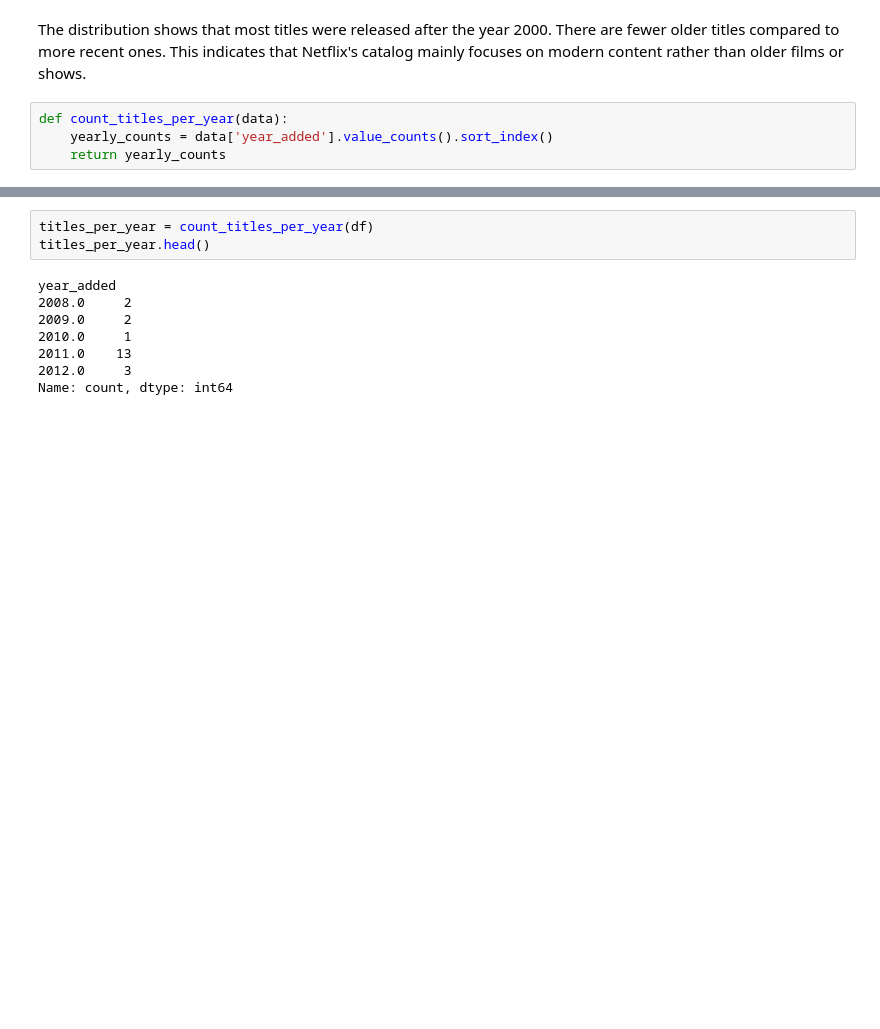
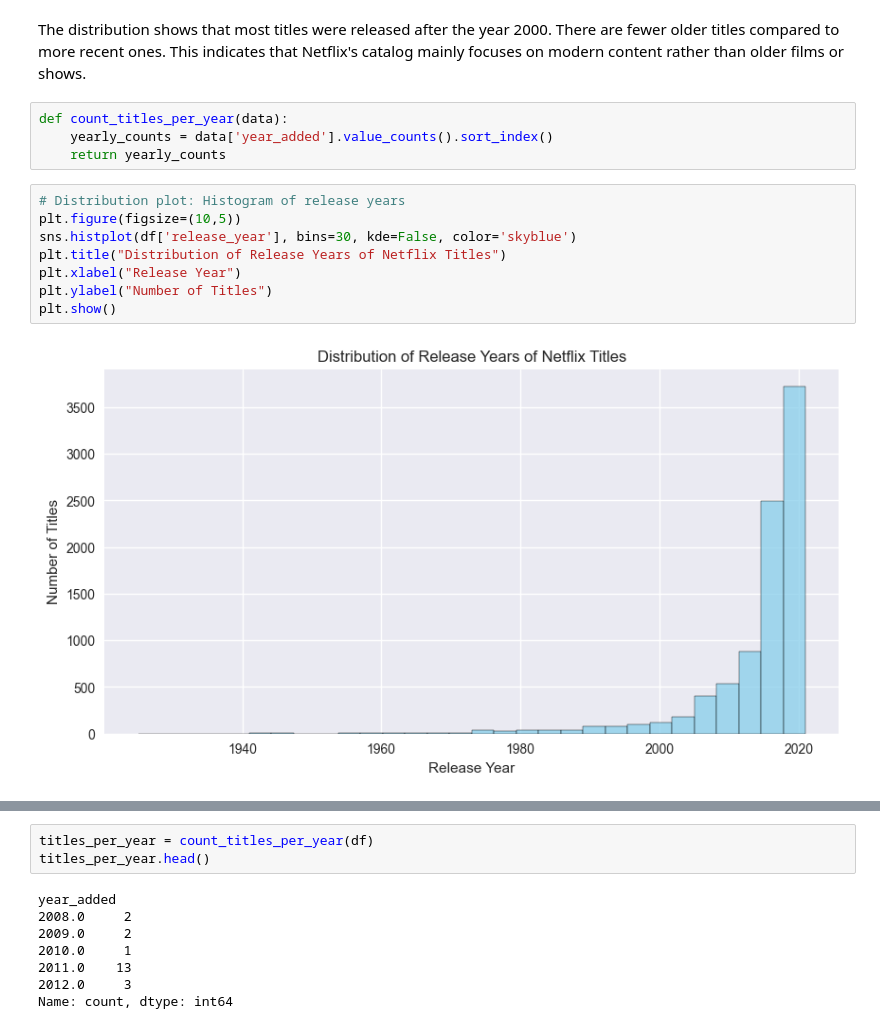
Before and after one commit to Ikram938/cs4379-assignment1, a Jupyter notebook: notebooks/analysis.ipynb, the cells around one changed output, grey strips where cells are left out. Saved outputs shown, nothing was run; the diff lists cells and outputs as text; blank space fills up the shorter version.

```diff
--- a/notebooks/analysis.ipynb
+++ b/notebooks/analysis.ipynb
@@ -156,3 +156,13 @@ The distribution shows that most titles were released after the year 2000. There
 def count_titles_per_year(data):
     yearly_counts = data['year_added'].value_counts().sort_index()
     return yearly_counts
+# %%
+# Distribution plot: Histogram of release years
+plt.figure(figsize=(10,5))
+sns.histplot(df['release_year'], bins=30, kde=False, color='skyblue')
+plt.title("Distribution of Release Years of Netflix Titles")
+plt.xlabel("Release Year")
+plt.ylabel("Number of Titles")
+plt.show()
+# %% [output]
+[figure, added]
```
Also changed, not shown: parts of 3 cells of this notebook.
